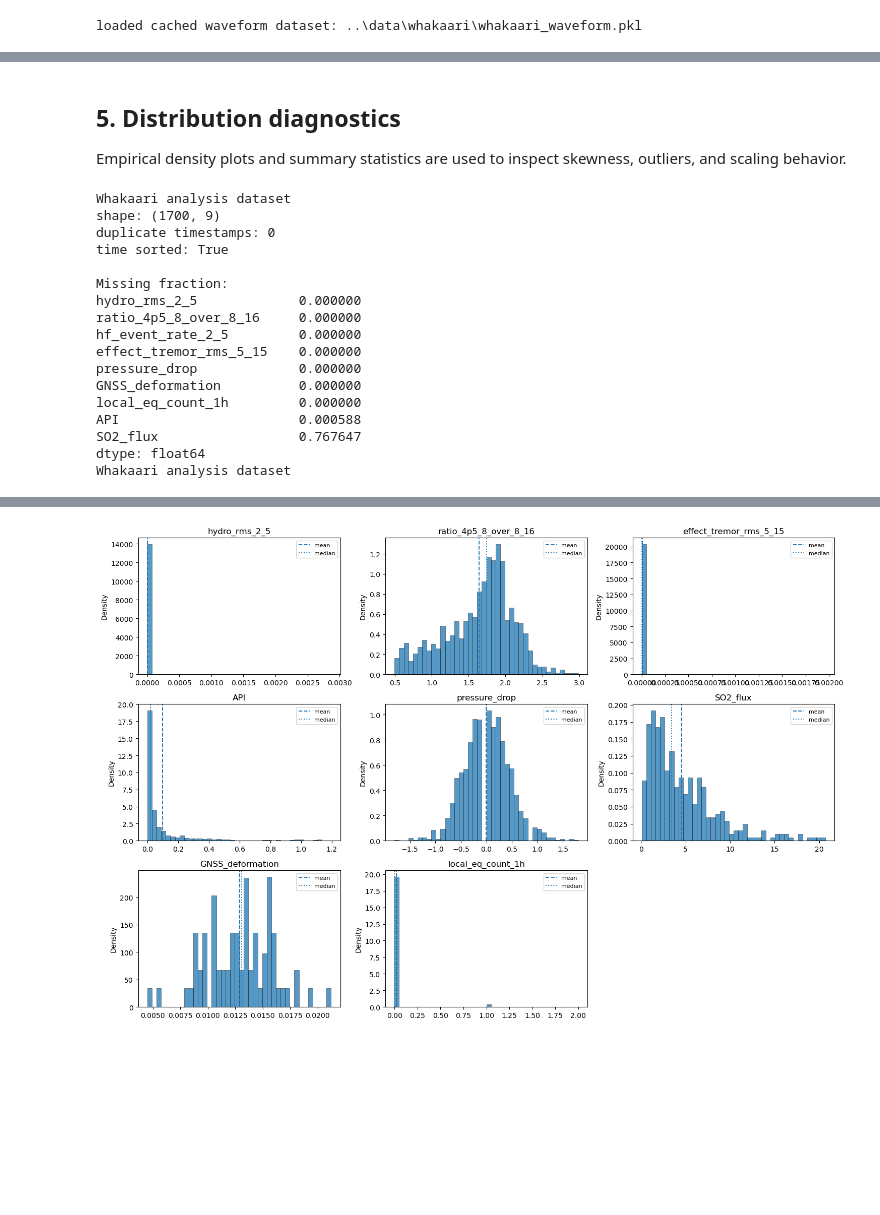
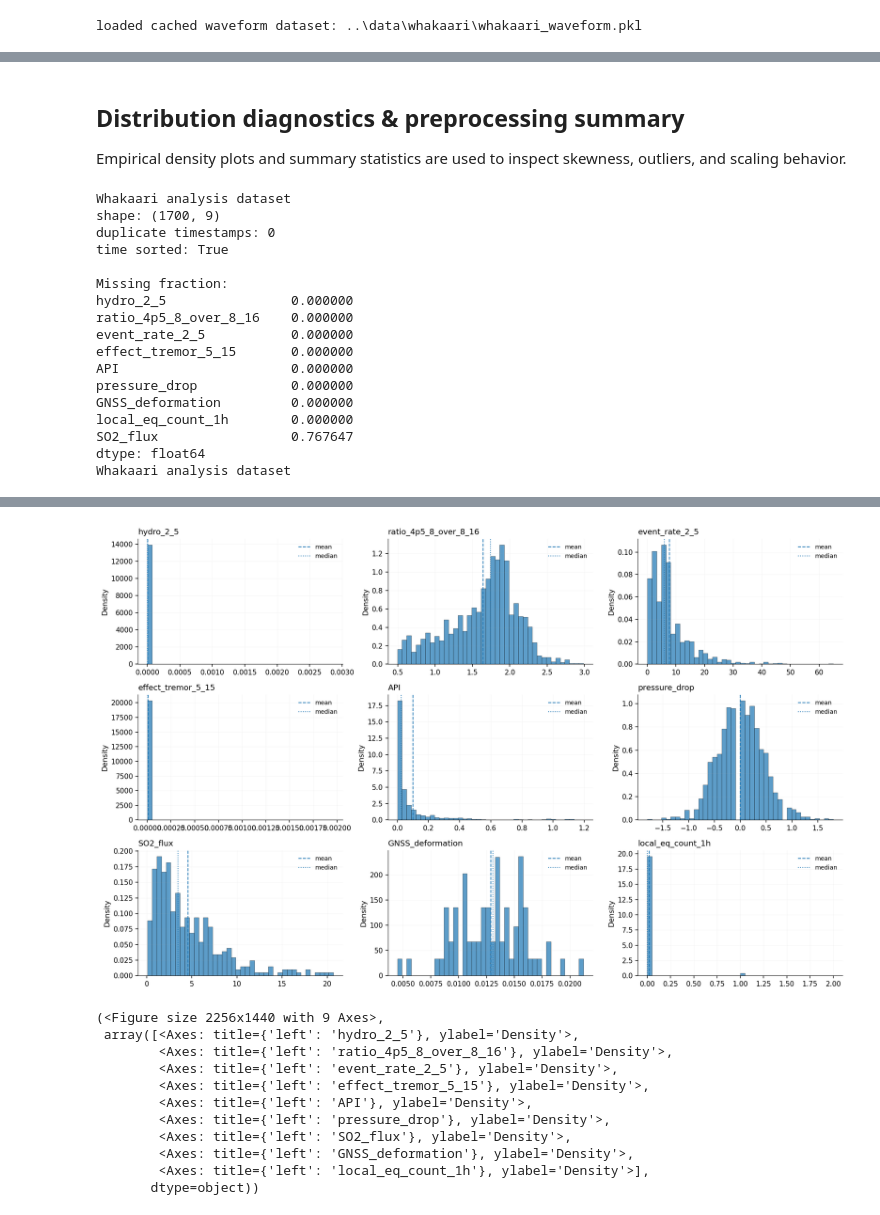
Before and after one commit to alectois/Distinguishing-Causes-and-Triggers-in-Volcanic-and-Seismic-Processes, a Jupyter notebook: notebooks/whakaari_data.ipynb, the cells around one changed output, grey strips where cells are left out. Saved outputs shown, nothing was run; the diff lists cells and outputs as text; code cells hidden in the pictures; blank space fills up the shorter version.

Commit message:
refactoring/new plots

```diff
--- a/notebooks/whakaari_data.ipynb
+++ b/notebooks/whakaari_data.ipynb
@@ -58,13 +64,23 @@ client = Client("GEONET")
 
 We retrieve SO₂ flux and GNSS deformation from GeoNet/Tilde, and hourly weather variables from Open-Meteo. Antecedent Precipitation Index (API) and pressure drop are derived as hydrothermal forcing proxies.
 # %%
-so2 = load_so2_flux(TILDE_DATA_URL, WHAKAARI_START, WHAKAARI_END)
-gnss = load_gnss_deformation(TILDE_DATA_URL, WHAKAARI_START, WHAKAARI_END)
+so2 = load_so2_flux(
+    tilde_data_base_url=TILDE_DATA_URL,
+    start=BUFFER_START,
+    end=WHAKAARI_END,
+)
+
+gnss = load_gnss_deformation(
+    tilde_data_base_url=TILDE_DATA_URL,
+    start=BUFFER_START,
+    end=WHAKAARI_END,
+)
+
 weather_vars = load_weather_vars(
-    WHAKAARI_LAT,
-    WHAKAARI_LON,
-    WHAKAARI_START,
-    WHAKAARI_END,
+    lat=WHAKAARI_LAT,
+    lon=WHAKAARI_LON,
+    start=BUFFER_START,
+    end=WHAKAARI_END,
 )
 # %%
 local_eq, local_eq_events = load_local_earthquake_counts(
@@ -131,24 +147,24 @@ loaded cached waveform dataset: ..\data\whakaari\whakaari_waveform.pkl
 
 All variables are aligned to a common hourly timeline. Missing values are handled according to variable type, and the final dataset is saved in raw and scaled forms.
 # %%
-whakaari_raw = build_master_dataframe(
+whakaari_master = build_master_dataframe(
     wave=waveform_df,
     weather_vars=weather_vars,
     so2=so2,
     gnss=gnss,
-    local_eq=local_eq,
     start=WHAKAARI_START,
     end=WHAKAARI_END,
-    master_freq="1h",
+    local_eq=local_eq,
 )
 
-whakaari_dataset = prepare_analysis_dataframe(whakaari_raw)
+whakaari_raw = prepare_raw_analysis_dataframe(whakaari_master)
 
-whakaari_dataset_scaled, whakaari_analysis_prepped, _ = scale_analysis_dataframe(whakaari_dataset)
+whakaari_final = build_final_causal_dataframe(
+    whakaari_raw
+)
 
 save_whakaari_datasets(
     whakaari_raw=whakaari_raw,
-    whakaari_dataset=whakaari_dataset,
-    whakaari_dataset_scaled=whakaari_dataset_scaled,
+    whakaari_final=whakaari_final,
     output_dir="../data/whakaari",
 )
@@ -239,14 +171,14 @@ dtype: float64
 # %% [markdown]
-## 5. Distribution diagnostics
+## Distribution diagnostics & preprocessing summary
 
 Empirical density plots and summary statistics are used to inspect skewness, outliers, and scaling behavior.
 # %%
-dataset_health_report(whakaari_dataset, "Whakaari analysis dataset")
+dataset_health_report(whakaari_raw, "Whakaari analysis dataset")
 
-display(distribution_summary(whakaari_dataset, "Whakaari analysis dataset"))
+display(distribution_summary(whakaari_raw, "Whakaari analysis dataset"))
 
 plot_variable_pdfs(
-    whakaari_dataset,
+    whakaari_raw,
     name="",
     cols=WHAKAARI_ALL_COLS,
     bins=40,
@@ -259,15 +191,15 @@ duplicate timestamps: 0
 time sorted: True
 
 Missing fraction:
-hydro_rms_2_5             0.000000
-ratio_4p5_8_over_8_16     0.000000
-hf_event_rate_2_5         0.000000
-effect_tremor_rms_5_15    0.000000
-pressure_drop             0.000000
-GNSS_deformation          0.000000
-local_eq_count_1h         0.000000
-API                       0.000588
-SO2_flux                  0.767647
+hydro_2_5                0.000000
+ratio_4p5_8_over_8_16    0.000000
+event_rate_2_5           0.000000
+effect_tremor_5_15       0.000000
+API                      0.000000
+pressure_drop            0.000000
+GNSS_deformation         0.000000
+local_eq_count_1h        0.000000
+SO2_flux                 0.767647
 dtype: float64
 Whakaari analysis dataset
 |  | count | mean | std | min | median | max | skew | n_unique | missing_fraction |
@@ -282,2 +214,13 @@ Whakaari analysis dataset
 | ratio_4p5_8_over_8_16 | 1700.0 | 1.641524 | 0.465380 | 4.959367e-01 | 1.741494 | 2.986552 | -0.497299 | 1700 | 0.000000 |
-[figure, old version]
+[figure, new version]
+(<Figure size 2256x1440 with 9 Axes>,
+ array([<Axes: title={'left': 'hydro_2_5'}, ylabel='Density'>,
+        <Axes: title={'left': 'ratio_4p5_8_over_8_16'}, ylabel='Density'>,
+        <Axes: title={'left': 'event_rate_2_5'}, ylabel='Density'>,
+        <Axes: title={'left': 'effect_tremor_5_15'}, ylabel='Density'>,
+        <Axes: title={'left': 'API'}, ylabel='Density'>,
+        <Axes: title={'left': 'pressure_drop'}, ylabel='Density'>,
+        <Axes: title={'left': 'SO2_flux'}, ylabel='Density'>,
+        <Axes: title={'left': 'GNSS_deformation'}, ylabel='Density'>,
+        <Axes: title={'left': 'local_eq_count_1h'}, ylabel='Density'>],
+       dtype=object))
```
Also changed, not shown: parts of 13 cells of this notebook, 28 other files.
